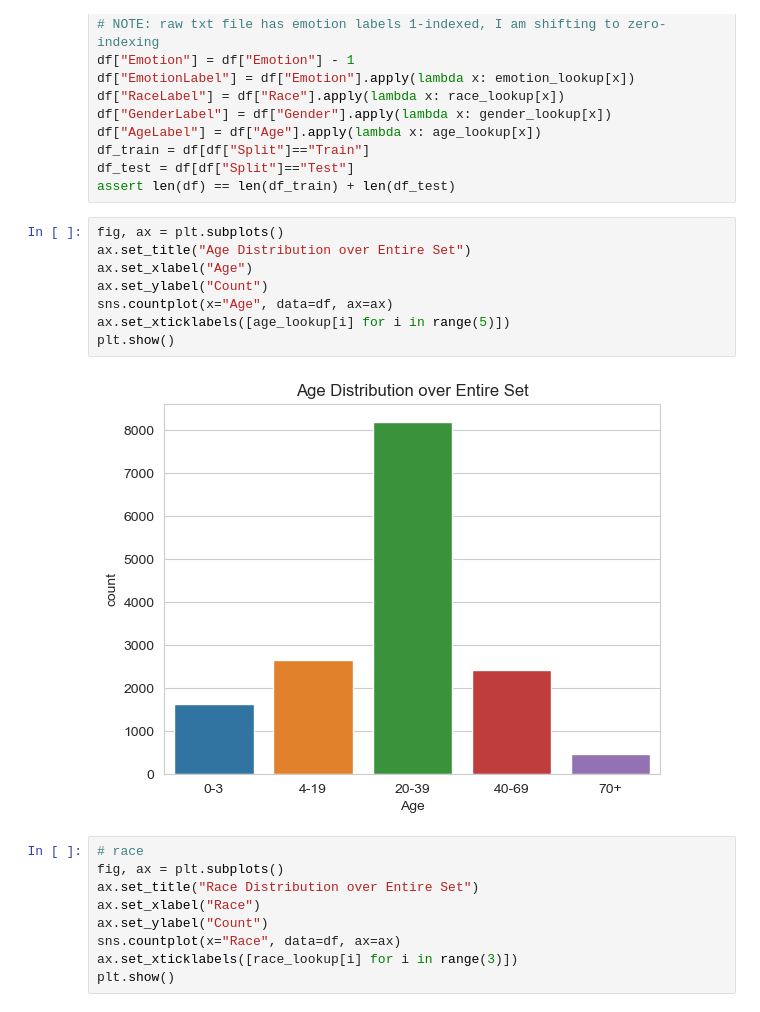
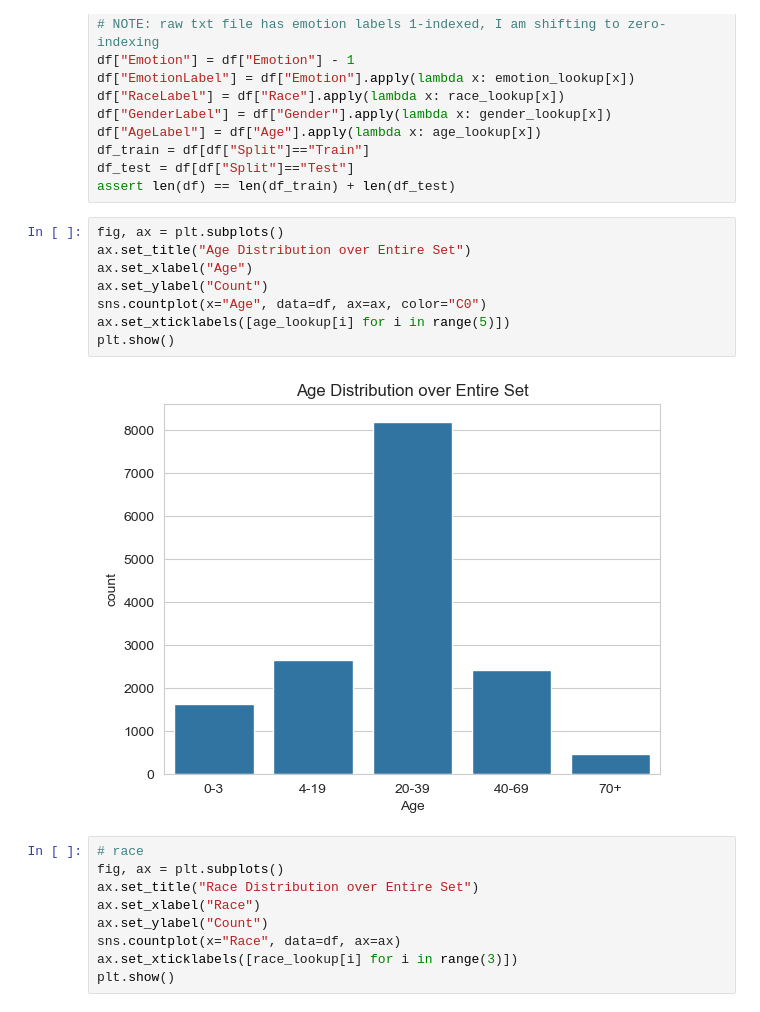
Before and after one commit to Lu-David/frowning-bias, a Jupyter notebook: notebooks/raf_eda.ipynb, the cells around one changed output. Drawn from its saved outputs; the diff is of its cells as text.

```diff
--- a/notebooks/raf_eda.ipynb
+++ b/notebooks/raf_eda.ipynb
@@ -80,13 +80,13 @@ assert len(df) == len(df_train) + len(df_test)
 # %%
 fig, ax = plt.subplots()
 ax.set_title("Age Distribution over Entire Set")
 ax.set_xlabel("Age")
 ax.set_ylabel("Count")
-sns.countplot(x="Age", data=df, ax=ax)
+sns.countplot(x="Age", data=df, ax=ax, color="C0")
 ax.set_xticklabels([age_lookup[i] for i in range(5)])
 plt.show()
 # %% [output]
-[figure, old version]
+[figure, new version]
 # %%
 # race
 fig, ax = plt.subplots()
```
Also changed, not shown: parts of 11 cells of this notebook, 1 other file.
